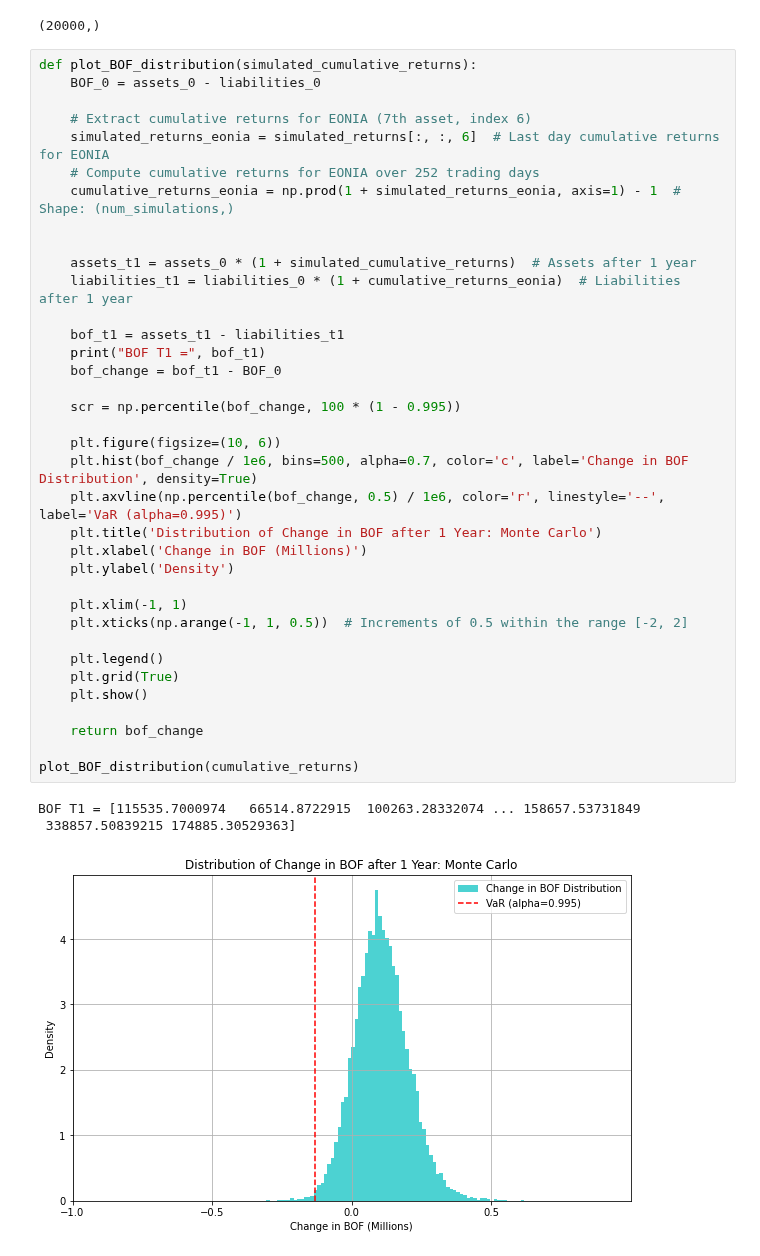
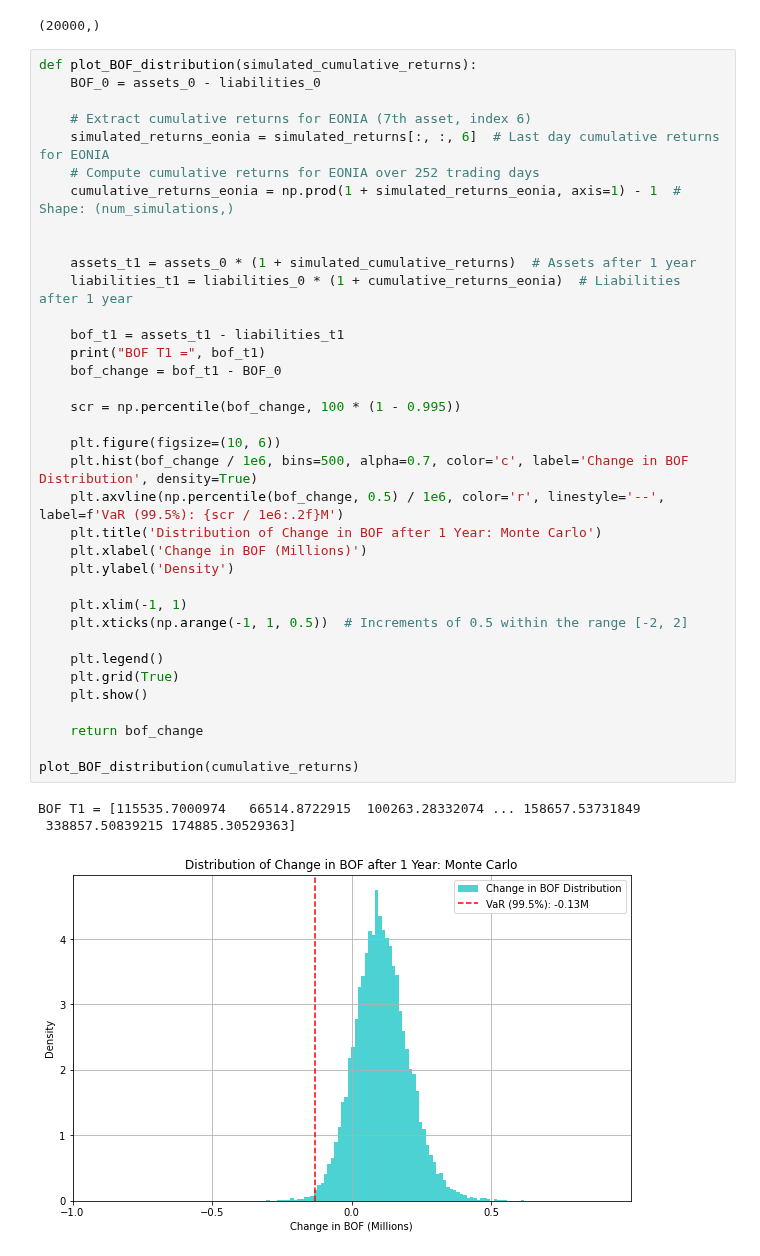
Before and after one commit to nickaskari/master-thesis, a Jupyter notebook: internal_models/montecarlo/MC_copula_demo.ipynb, the cells around one changed output. Saved outputs shown, nothing was run; the diff lists cells and outputs as text.

```diff
--- a/internal_models/MonteCarlo/MC_copula.ipynb
+++ b/internal_models/montecarlo/MC_copula_demo.ipynb
@@ -188,34 +185,34 @@ def plot_BOF_distribution(simulated_cumulative_returns):
 
 
     assets_t1 = assets_0 * (1 + simulated_cumulative_returns)  # Assets after 1 year
     liabilities_t1 = liabilities_0 * (1 + cumulative_returns_eonia)  # Liabilities after 1 year
 
     bof_t1 = assets_t1 - liabilities_t1
     print("BOF T1 =", bof_t1)
     bof_change = bof_t1 - BOF_0
 
     scr = np.percentile(bof_change, 100 * (1 - 0.995))
 
     plt.figure(figsize=(10, 6))
     plt.hist(bof_change / 1e6, bins=500, alpha=0.7, color='c', label='Change in BOF Distribution', density=True)
-    plt.axvline(np.percentile(bof_change, 0.5) / 1e6, color='r', linestyle='--', label='VaR (alpha=0.995)')
+    plt.axvline(np.percentile(bof_change, 0.5) / 1e6, color='r', linestyle='--', label=f'VaR (99.5%): {scr / 1e6:.2f}M')
     plt.title('Distribution of Change in BOF after 1 Year: Monte Carlo')
     plt.xlabel('Change in BOF (Millions)')
     plt.ylabel('Density')
 
     plt.xlim(-1, 1)
     plt.xticks(np.arange(-1, 1, 0.5))  # Increments of 0.5 within the range [-2, 2]
 
     plt.legend()
     plt.grid(True)
     plt.show()
 
     return bof_change
 
 plot_BOF_distribution(cumulative_returns)
 # %% [output]
 BOF T1 = [115535.7000974   66514.8722915  100263.28332074 ... 158657.53731849
  338857.50839215 174885.30529363]
-[figure, old version]
+[figure, new version]
 array([ -4464.2999026 , -53485.1277085 , -19736.71667926, ...,
         38657.53731849, 218857.50839215,  54885.30529363])
```
Also changed, not shown: parts of 2 cells of this notebook, 3 other files.
